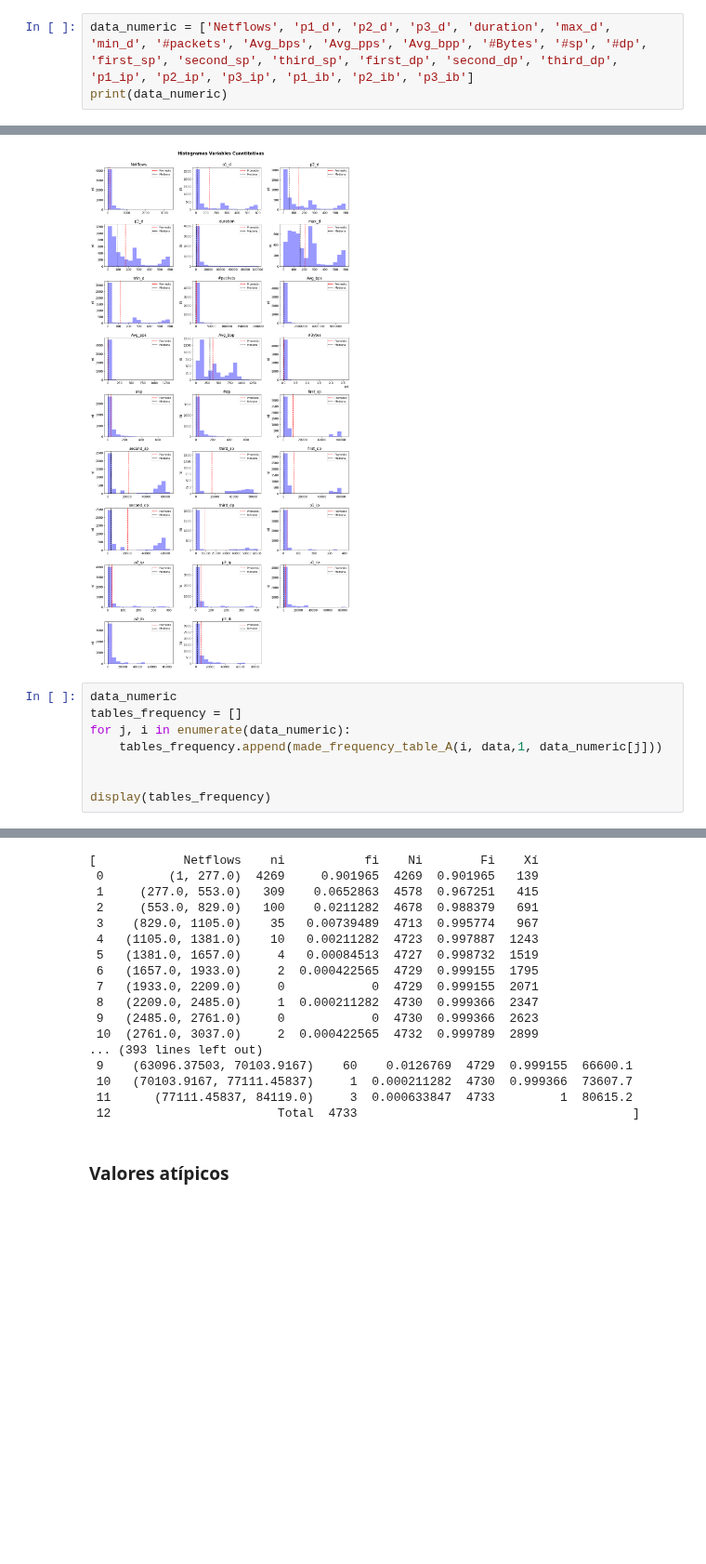
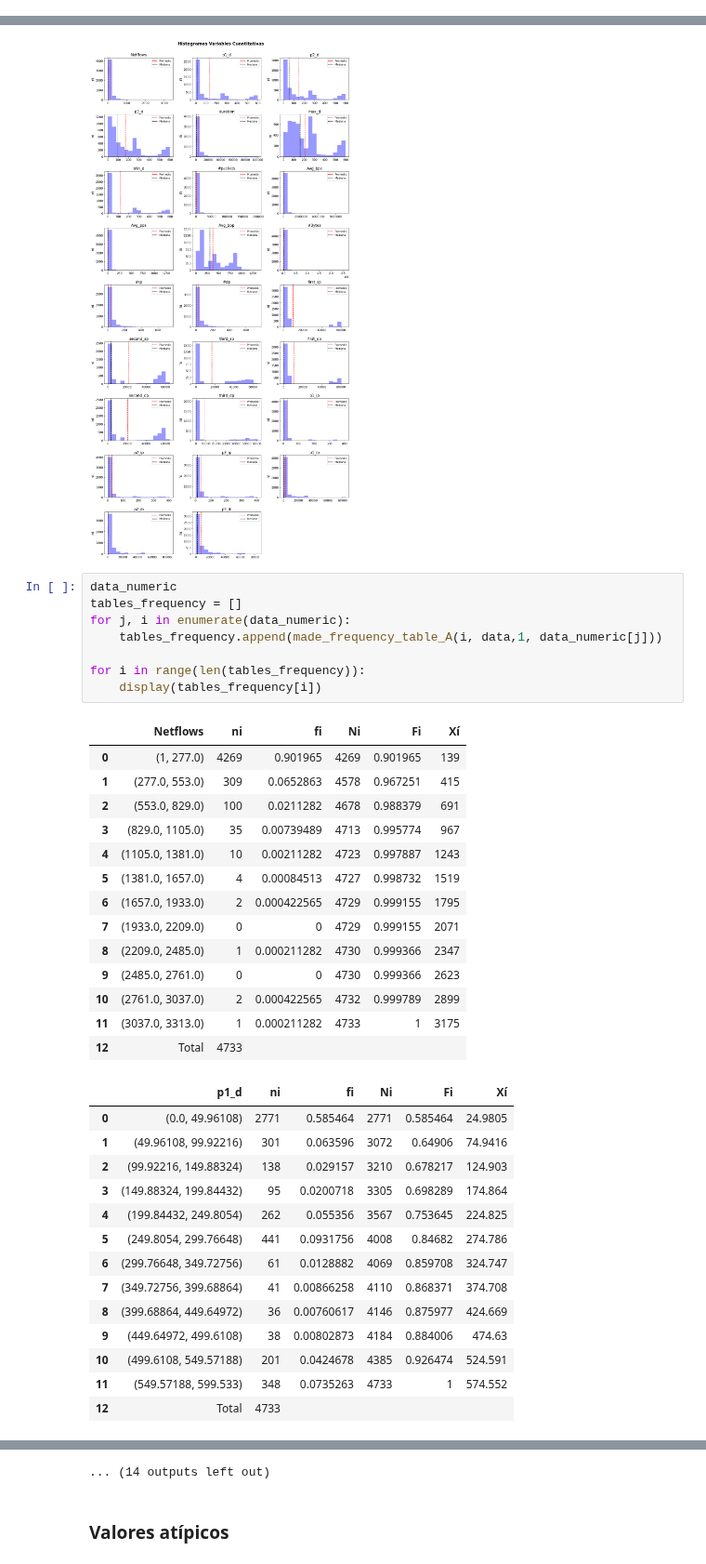
Before and after one commit to Kaiziferr/-Miner_Detector, a Jupyter notebook: PDG/1. Analisis_Univariado_Time_Datos_Trafico_Mineros_Identificados.ipynb, the cells around one changed output, grey strips where cells are left out. Shown at 93% size. Saved outputs shown, nothing was run; the diff lists cells and outputs as text; blank space fills up the shorter version.

```diff
--- a/PDG/1. Analisis_Univariado_Time_Datos_Trafico_Mineros_Identificados.ipynb
+++ b/PDG/1. Analisis_Univariado_Time_Datos_Trafico_Mineros_Identificados.ipynb
@@ -233,6 +233,3 @@ data_numeric = [c for c in data_numeric.index if data_numeric[c]]
 data_object = [c for c in data_object.index if data_object[c]]
 # %% [markdown]
 Variables cuantitativas
-# %%
-data_numeric = ['Netflows', 'p1_d', 'p2_d', 'p3_d', 'duration', 'max_d', 'min_d', '#packets', 'Avg_bps', 'Avg_pps', 'Avg_bpp', '#Bytes', '#sp', '#dp', 'first_sp', 'second_sp', 'third_sp', 'first_dp', 'second_dp', 'third_dp', 'p1_ip', 'p2_ip', 'p3_ip', 'p1_ib', 'p2_ib', 'p3_ib']
-print(data_numeric)
@@ -429,9 +425,37 @@ fig.delaxes(ax[26])
 # %%
 data_numeric
 tables_frequency = []
 for j, i in enumerate(data_numeric):
     tables_frequency.append(made_frequency_table_A(i, data,1, data_numeric[j]))
 
-
-display(tables_frequency)
+for i in range(len(tables_frequency)):
+    display(tables_frequency[i])
 # %% [output]
+|  | Netflows | ni | fi | Ni | Fi | Xí |
+| 0 | (1, 277.0) | 4269 | 0.901965 | 4269 | 0.901965 | 139 |
+| 1 | (277.0, 553.0) | 309 | 0.0652863 | 4578 | 0.967251 | 415 |
+| 2 | (553.0, 829.0) | 100 | 0.0211282 | 4678 | 0.988379 | 691 |
+| 3 | (829.0, 1105.0) | 35 | 0.00739489 | 4713 | 0.995774 | 967 |
+| 4 | (1105.0, 1381.0) | 10 | 0.00211282 | 4723 | 0.997887 | 1243 |
+| 5 | (1381.0, 1657.0) | 4 | 0.00084513 | 4727 | 0.998732 | 1519 |
+| 6 | (1657.0, 1933.0) | 2 | 0.000422565 | 4729 | 0.999155 | 1795 |
+| 7 | (1933.0, 2209.0) | 0 | 0 | 4729 | 0.999155 | 2071 |
+| 8 | (2209.0, 2485.0) | 1 | 0.000211282 | 4730 | 0.999366 | 2347 |
+| 9 | (2485.0, 2761.0) | 0 | 0 | 4730 | 0.999366 | 2623 |
+| 10 | (2761.0, 3037.0) | 2 | 0.000422565 | 4732 | 0.999789 | 2899 |
+| 11 | (3037.0, 3313.0) | 1 | 0.000211282 | 4733 | 1 | 3175 |
+| 12 | Total | 4733 |  |  |  |  |
+|  | p1_d | ni | fi | Ni | Fi | Xí |
+| 0 | (0.0, 49.96108) | 2771 | 0.585464 | 2771 | 0.585464 | 24.9805 |
+| 1 | (49.96108, 99.92216) | 301 | 0.063596 | 3072 | 0.64906 | 74.9416 |
+| 2 | (99.92216, 149.88324) | 138 | 0.029157 | 3210 | 0.678217 | 124.903 |
+| 3 | (149.88324, 199.84432) | 95 | 0.0200718 | 3305 | 0.698289 | 174.864 |
+| 4 | (199.84432, 249.8054) | 262 | 0.055356 | 3567 | 0.753645 | 224.825 |
+| 5 | (249.8054, 299.76648) | 441 | 0.0931756 | 4008 | 0.84682 | 274.786 |
+| 6 | (299.76648, 349.72756) | 61 | 0.0128882 | 4069 | 0.859708 | 324.747 |
+| 7 | (349.72756, 399.68864) | 41 | 0.00866258 | 4110 | 0.868371 | 374.708 |
+| 8 | (399.68864, 449.64972) | 36 | 0.00760617 | 4146 | 0.875977 | 424.669 |
+| 9 | (449.64972, 499.6108) | 38 | 0.00802873 | 4184 | 0.884006 | 474.63 |
+| 10 | (499.6108, 549.57188) | 201 | 0.0424678 | 4385 | 0.926474 | 524.591 |
+| 11 | (549.57188, 599.533) | 348 | 0.0735263 | 4733 | 1 | 574.552 |
+| 12 | Total | 4733 |  |  |  |  |
@@ -438,20 +602,4 @@ display(tables_frequency)
-[            Netflows    ni           fi    Ni        Fi    Xí
- 0         (1, 277.0)  4269     0.901965  4269  0.901965   139
- 1     (277.0, 553.0)   309    0.0652863  4578  0.967251   415
- 2     (553.0, 829.0)   100    0.0211282  4678  0.988379   691
- 3    (829.0, 1105.0)    35   0.00739489  4713  0.995774   967
- 4   (1105.0, 1381.0)    10   0.00211282  4723  0.997887  1243
- 5   (1381.0, 1657.0)     4   0.00084513  4727  0.998732  1519
- 6   (1657.0, 1933.0)     2  0.000422565  4729  0.999155  1795
- 7   (1933.0, 2209.0)     0            0  4729  0.999155  2071
- 8   (2209.0, 2485.0)     1  0.000211282  4730  0.999366  2347
- 9   (2485.0, 2761.0)     0            0  4730  0.999366  2623
- 10  (2761.0, 3037.0)     2  0.000422565  4732  0.999789  2899
-... (393 lines left out)
- 9    (63096.37503, 70103.9167)    60    0.0126769  4729  0.999155  66600.1
- 10   (70103.9167, 77111.45837)     1  0.000211282  4730  0.999366  73607.7
- 11      (77111.45837, 84119.0)     3  0.000633847  4733         1  80615.2
- 12                       Total  4733                                      ]
+... (14 outputs left out)
 # %% [markdown]
 ### Valores atípicos
 # %%
```
Also changed, not shown: parts of 22 cells of this notebook, 12 other files.
